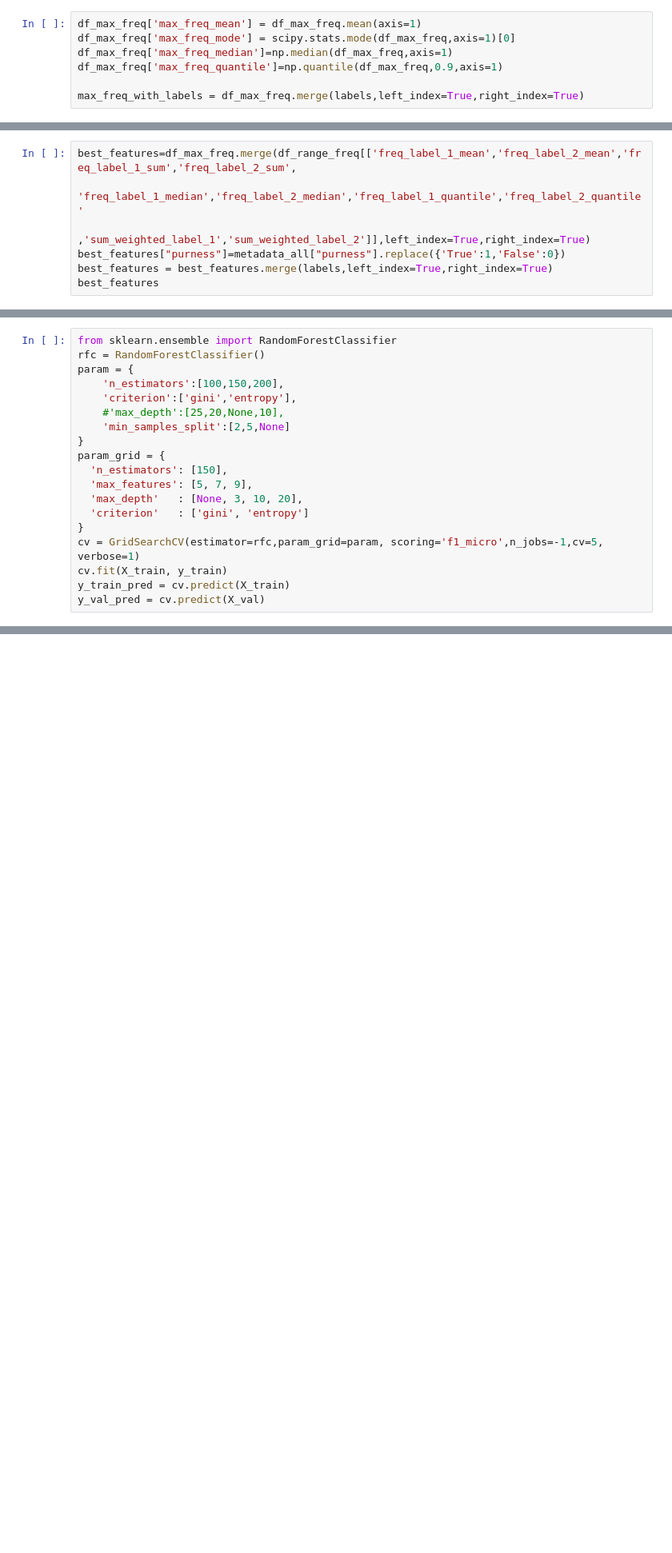
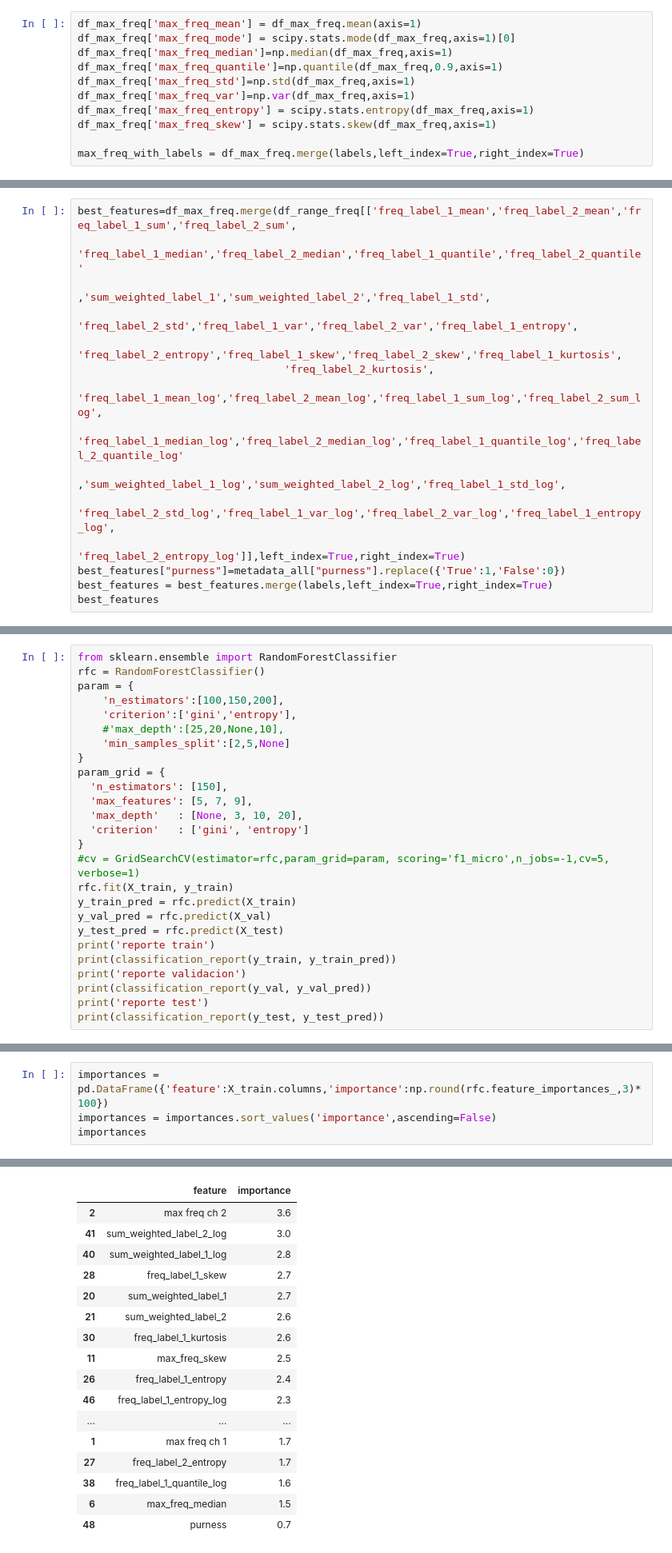
Before and after one commit to yaninaiberra/MentoriaBCI, a Jupyter notebook: tp4_wolfmann.ipynb, the cells around one changed output, grey strips where cells are left out. Shown: that part at 80% size. Drawn from its saved outputs; the diff is of its cells as text; blank space fills up the shorter version.

```diff
--- a/tp4_wolfmann.ipynb
+++ b/tp4_wolfmann.ipynb
@@ -442,6 +501,10 @@ df_max_freq['max_freq_mean'] = df_max_freq.mean(axis=1)
 df_max_freq['max_freq_mode'] = scipy.stats.mode(df_max_freq,axis=1)[0]
 df_max_freq['max_freq_median']=np.median(df_max_freq,axis=1)
 df_max_freq['max_freq_quantile']=np.quantile(df_max_freq,0.9,axis=1)
+df_max_freq['max_freq_std']=np.std(df_max_freq,axis=1)
+df_max_freq['max_freq_var']=np.var(df_max_freq,axis=1)
+df_max_freq['max_freq_entropy'] = scipy.stats.entropy(df_max_freq,axis=1)
+df_max_freq['max_freq_skew'] = scipy.stats.skew(df_max_freq,axis=1)
 
 max_freq_with_labels = df_max_freq.merge(labels,left_index=True,right_index=True)
 # %% [output]
@@ -454,7 +519,15 @@ pca_with_labels = df_pca_freq.merge(labels,left_index=True,right_index=True)
 # %%
 best_features=df_max_freq.merge(df_range_freq[['freq_label_1_mean','freq_label_2_mean','freq_label_1_sum','freq_label_2_sum',
           'freq_label_1_median','freq_label_2_median','freq_label_1_quantile','freq_label_2_quantile'
-                                 ,'sum_weighted_label_1','sum_weighted_label_2']],left_index=True,right_index=True)
+                                 ,'sum_weighted_label_1','sum_weighted_label_2','freq_label_1_std',
+                                 'freq_label_2_std','freq_label_1_var','freq_label_2_var','freq_label_1_entropy',
+                                 'freq_label_2_entropy','freq_label_1_skew','freq_label_2_skew','freq_label_1_kurtosis',
+                                 'freq_label_2_kurtosis',
+                                'freq_label_1_mean_log','freq_label_2_mean_log','freq_label_1_sum_log','freq_label_2_sum_log',
+          'freq_label_1_median_log','freq_label_2_median_log','freq_label_1_quantile_log','freq_label_2_quantile_log'
+                                 ,'sum_weighted_label_1_log','sum_weighted_label_2_log','freq_label_1_std_log',
+                                 'freq_label_2_std_log','freq_label_1_var_log','freq_label_2_var_log','freq_label_1_entropy_log',
+                                 'freq_label_2_entropy_log']],left_index=True,right_index=True)
 best_features["purness"]=metadata_all["purness"].replace({'True':1,'False':0})
 best_features = best_features.merge(labels,left_index=True,right_index=True)
 best_features
@@ -655,8 +730,15 @@ param_grid = {
   'max_depth'   : [None, 3, 10, 20],
   'criterion'   : ['gini', 'entropy']
 }
-cv = GridSearchCV(estimator=rfc,param_grid=param, scoring='f1_micro',n_jobs=-1,cv=5, verbose=1)
-cv.fit(X_train, y_train)
-y_train_pred = cv.predict(X_train)
-y_val_pred = cv.predict(X_val)
+#cv = GridSearchCV(estimator=rfc,param_grid=param, scoring='f1_micro',n_jobs=-1,cv=5, verbose=1)
+rfc.fit(X_train, y_train)
+y_train_pred = rfc.predict(X_train)
+y_val_pred = rfc.predict(X_val)
+y_test_pred = rfc.predict(X_test)
+print('reporte train')
+print(classification_report(y_train, y_train_pred))
+print('reporte validacion')
+print(classification_report(y_val, y_val_pred))
+print('reporte test')
+print(classification_report(y_test, y_test_pred))
 # %% [output]
@@ -667,0 +762,5 @@ Fitting 5 folds for each of 18 candidates, totalling 90 fits
+# %%
+importances = pd.DataFrame({'feature':X_train.columns,'importance':np.round(rfc.feature_importances_,3)*100})
+importances = importances.sort_values('importance',ascending=False)
+importances
+# %% [output]
@@ -668,3 +769,20 @@ Fitting 5 folds for each of 18 candidates, totalling 90 fits
+|  | feature | importance |
+| 2 | max freq ch 2 | 3.6 |
+| 41 | sum_weighted_label_2_log | 3.0 |
+| 40 | sum_weighted_label_1_log | 2.8 |
+| 28 | freq_label_1_skew | 2.7 |
+| 20 | sum_weighted_label_1 | 2.7 |
+| 21 | sum_weighted_label_2 | 2.6 |
+| 30 | freq_label_1_kurtosis | 2.6 |
+| 11 | max_freq_skew | 2.5 |
+| 26 | freq_label_1_entropy | 2.4 |
+| 46 | freq_label_1_entropy_log | 2.3 |
+| ... | ... | ... |
+| 1 | max freq ch 1 | 1.7 |
+| 27 | freq_label_2_entropy | 1.7 |
+| 38 | freq_label_1_quantile_log | 1.6 |
+| 6 | max_freq_median | 1.5 |
+| 48 | purness | 0.7 |
 # %%
 best_tree_clf = cv.best_estimator_
 best_tree_clf
```
Also changed, not shown: parts of 38 cells of this notebook.
